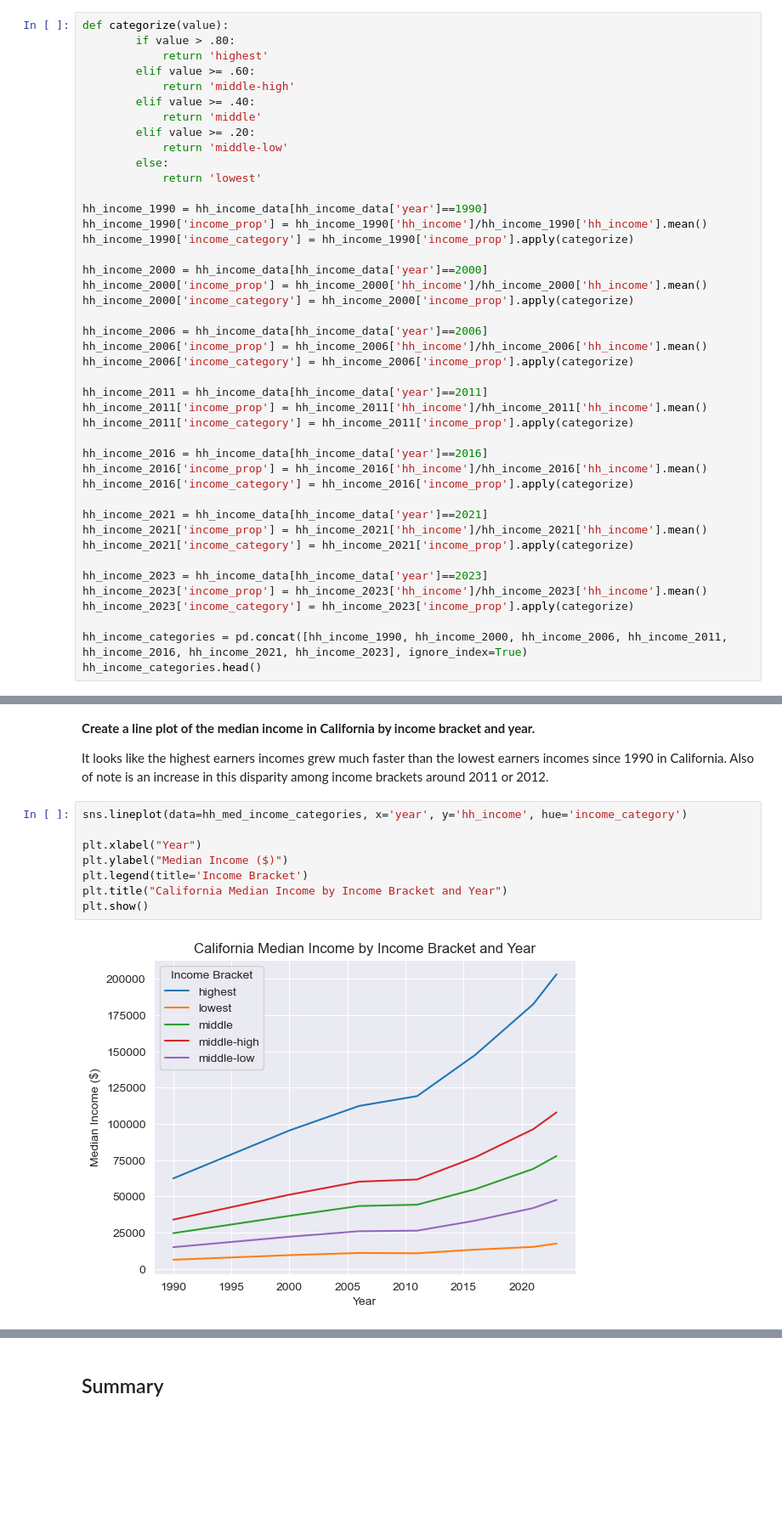
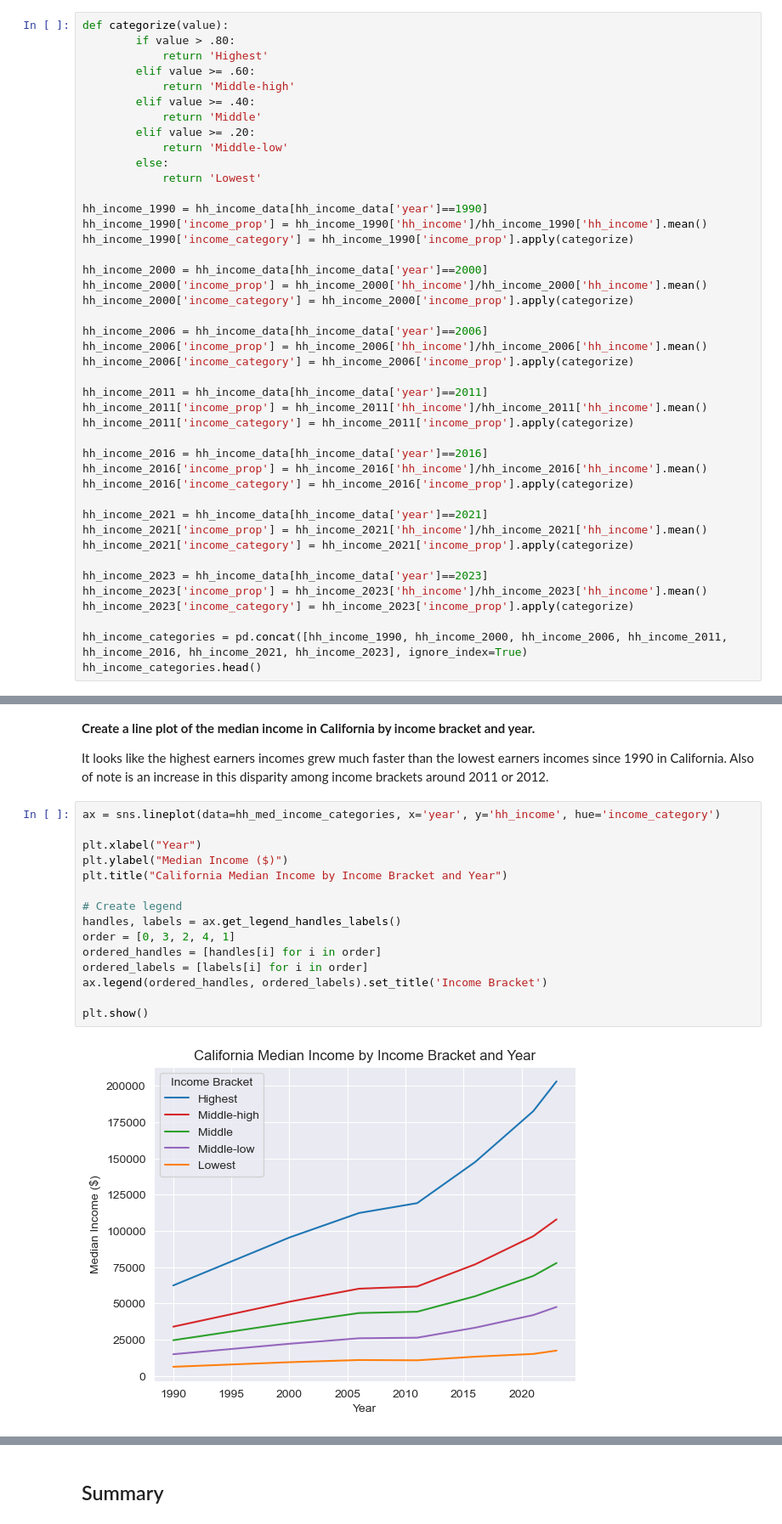
Before and after one commit to dpc43/Data271Project, a Jupyter notebook: Final_Project_Main_HC.ipynb, the cells around one changed output, grey strips where cells are left out. Shown at 85% size. Saved outputs shown, nothing was run; the diff lists cells and outputs as text; blank space fills up the shorter version.

```diff
--- a/Final_Project_Main_HC.ipynb
+++ b/Final_Project_Main_HC.ipynb
@@ -849,15 +863,15 @@ plt.show()
 # %%
 def categorize(value):
         if value > .80:
-            return 'highest'
+            return 'Highest'
         elif value >= .60:
-            return 'middle-high'
+            return 'Middle-high'
         elif value >= .40:
-            return 'middle'
+            return 'Middle'
         elif value >= .20:
-            return 'middle-low'
+            return 'Middle-low'
         else:
-            return 'lowest'
+            return 'Lowest'
 
 hh_income_1990 = hh_income_data[hh_income_data['year']==1990]
 hh_income_1990['income_prop'] = hh_income_1990['hh_income']/hh_income_1990['hh_income'].mean()
@@ -925,12 +939,19 @@ hh_med_income_categories
 
 It looks like the highest earners incomes grew much faster than the lowest earners incomes since 1990 in California. Also of note is an increase in this disparity among income brackets around 2011 or 2012.
 # %%
-sns.lineplot(data=hh_med_income_categories, x='year', y='hh_income', hue='income_category')
+ax = sns.lineplot(data=hh_med_income_categories, x='year', y='hh_income', hue='income_category')
 
 plt.xlabel("Year")
 plt.ylabel("Median Income ($)")
-plt.legend(title='Income Bracket')
 plt.title("California Median Income by Income Bracket and Year")
+
+# Create legend
+handles, labels = ax.get_legend_handles_labels()
+order = [0, 3, 2, 4, 1]
+ordered_handles = [handles[i] for i in order]
+ordered_labels = [labels[i] for i in order]
+ax.legend(ordered_handles, ordered_labels).set_title('Income Bracket')
+
 plt.show()
 # %% [output]
-[figure, old version]
+[figure, new version]
```
Also changed, not shown: parts of 33 cells of this notebook.
